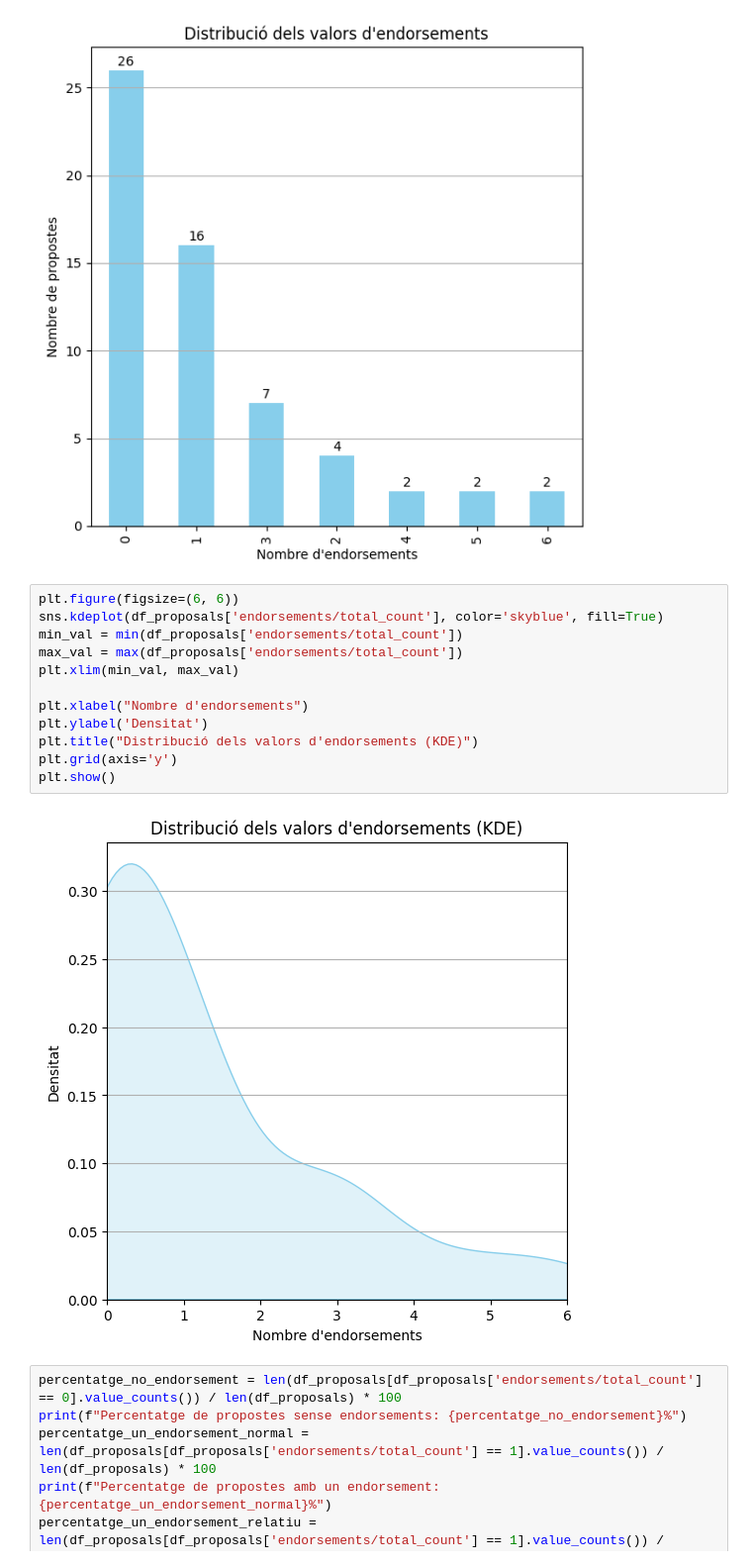
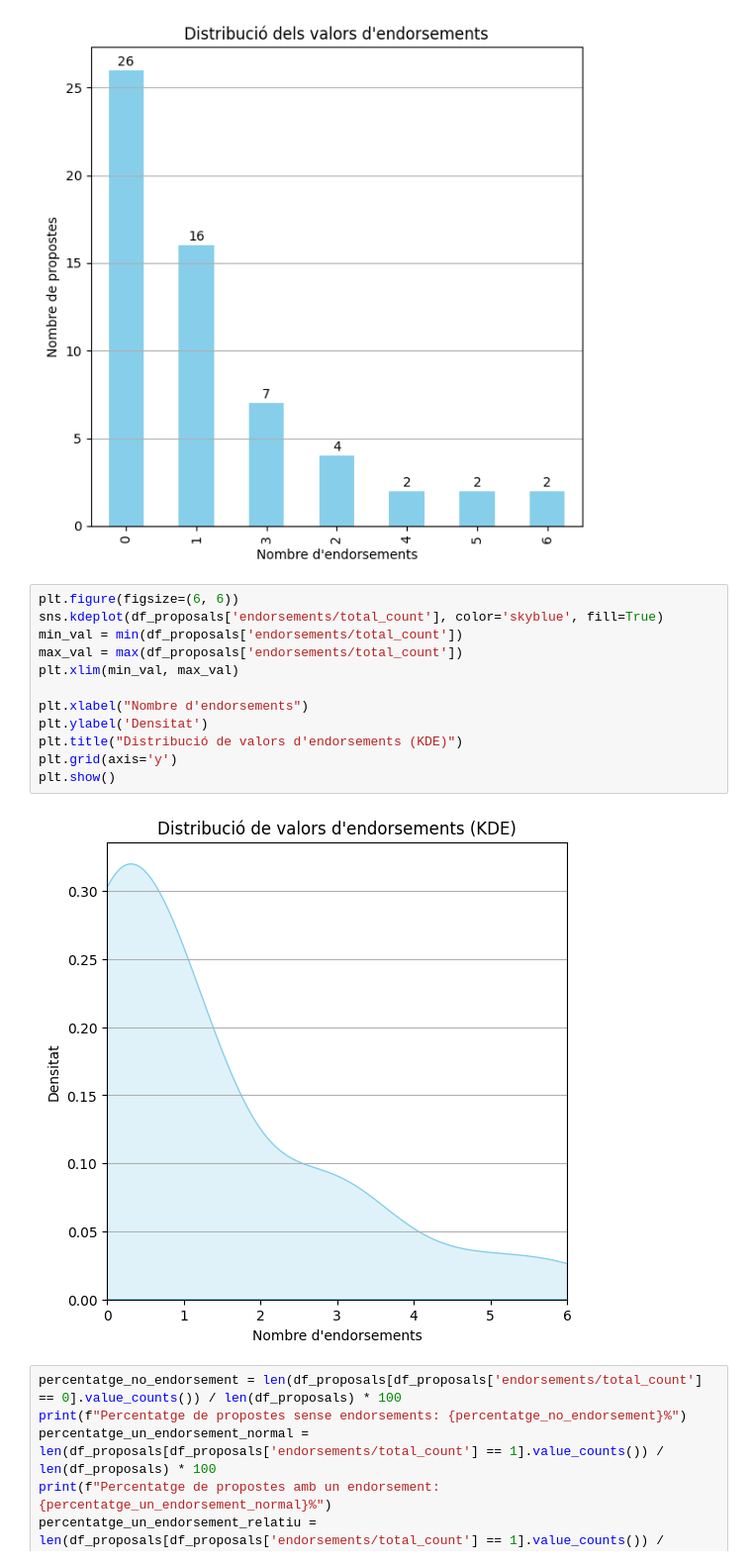
Before and after one commit to NoOPeEKS/dades-assemblea-clima, a Jupyter notebook: exploracio_csv.ipynb, the cells around one changed output. Shown: that part at 99% size. Saved outputs shown, nothing was run; the diff lists cells and outputs as text.

```diff
--- a/exploracio_csv.ipynb
+++ b/exploracio_csv.ipynb
@@ -326,17 +326,17 @@ plt.show()
 # %%
 plt.figure(figsize=(6, 6))
 sns.kdeplot(df_proposals['endorsements/total_count'], color='skyblue', fill=True)
 min_val = min(df_proposals['endorsements/total_count'])
 max_val = max(df_proposals['endorsements/total_count'])
 plt.xlim(min_val, max_val)
 
 plt.xlabel("Nombre d'endorsements")
 plt.ylabel('Densitat')
-plt.title("Distribució dels valors d'endorsements (KDE)")
+plt.title("Distribució de valors d'endorsements (KDE)")
 plt.grid(axis='y')
 plt.show()
 # %% [output]
-[figure, old version]
+[figure, new version]
 # %%
 percentatge_no_endorsement = len(df_proposals[df_proposals['endorsements/total_count'] == 0].value_counts()) / len(df_proposals) * 100
 print(f"Percentatge de propostes sense endorsements: {percentatge_no_endorsement}%")
```
Also changed, not shown: parts of 6 cells of this notebook.
